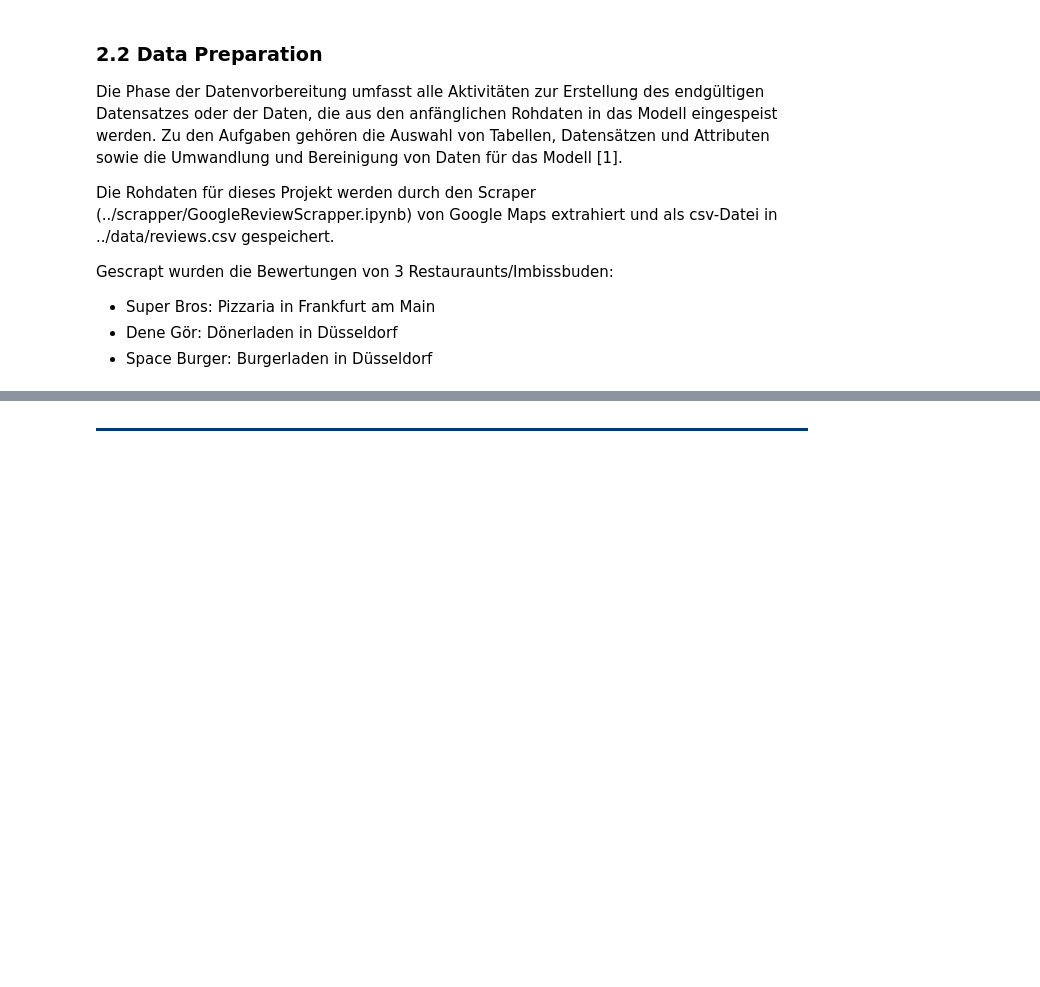
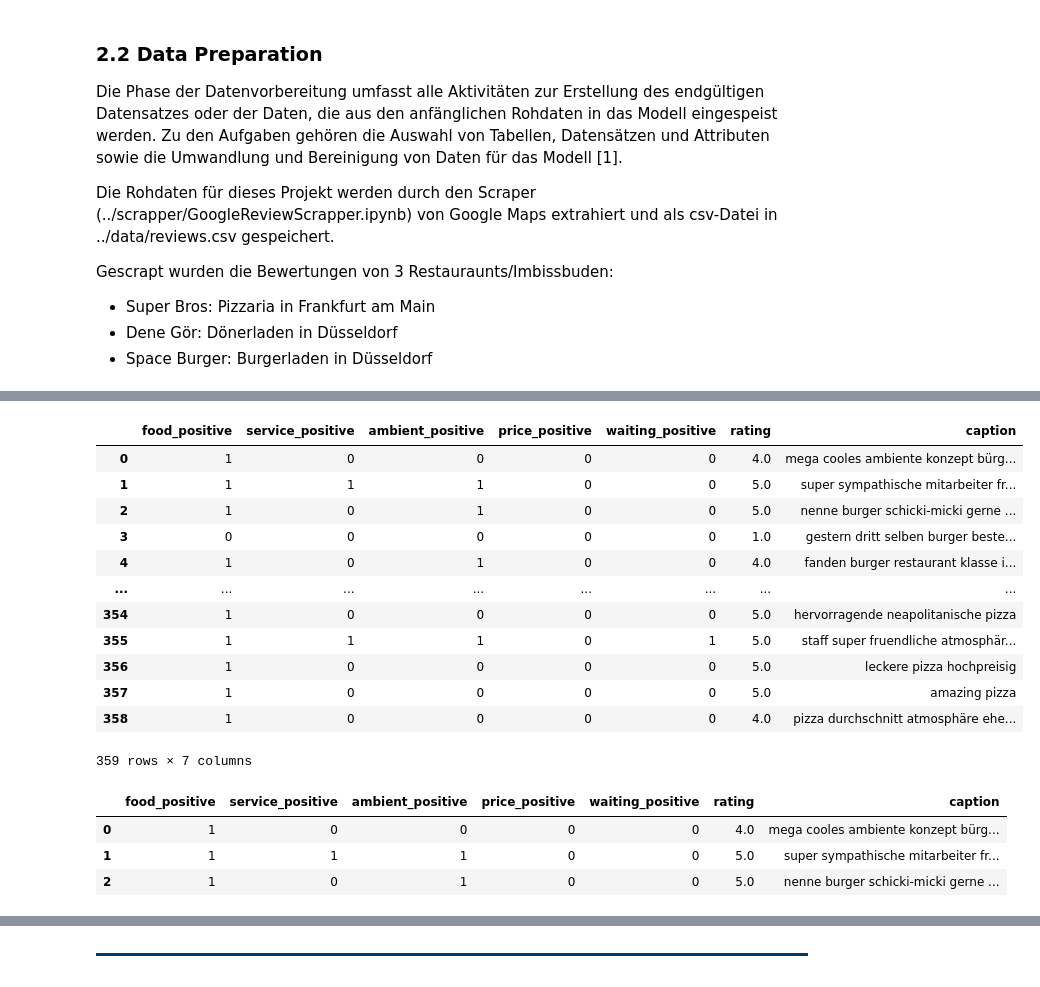
Before and after one commit to Herb-sh/NLPGoogleReviewSummary, a Jupyter notebook: Abschlussbericht.ipynb, the cells around one changed output, grey strips where cells are left out. Cells and saved outputs as stored; diff of their text form; code cells hidden in the pictures; blank space fills up the shorter version.

```diff
--- a/Abschlussbericht.ipynb
+++ b/Abschlussbericht.ipynb
@@ -99,6 +124,8 @@ df = pd.read_csv('data/reviews.csv', sep=';')
 # %%
 # Entfernen aller Datenpunkte mit NaN
-df = df.loc[~df['caption'].isnull(), ['caption', 'rating', 'timestamp']]
+USEFUL_COLUMNS = ['caption',
+                  'food_positive', 'service_positive', 'ambient_positive', 'price_positive', 'waiting_positive', 'rating']
+df = df.loc[~df['caption'].isnull(), USEFUL_COLUMNS]
 
 # Indexspalte entfernen
 df.reset_index(drop=True)
@@ -148,6 +187,7 @@ def preprocessing(text):
     text = " ".join(tokens);
 
     # Lemmatisierung
+    '''
     allowed_postags = ["NOUN", "ADJ", "VERB", "ADV"]
     doc = nlp(text)
     new_text = []
@@ -155,19 +195,48 @@ def preprocessing(text):
         if token.pos_ in allowed_postags:
             new_text.append(token.lemma_)
     lemmatized = " ".join(new_text).lower()
-
-    return lemmatized
-
-# Funktion "preprocessing" auf die Spalte "caption" anwenden und in die neue Spalte "caption_clean" hinzufügen
-df["caption_clean"] = df["caption"].apply(preprocessing)
-# Übersicht über bearbeitete Daten
-df[['caption', 'caption_clean', 'rating']].head()
+    '''
+    return text
-# %%
-# Spalten auswählen
-df = df[['caption_clean', 'rating', 'timestamp']]
-# Spalte "caption_clean" in "caption" umbenennen
-df = df.rename(columns={"caption_clean": "caption"})
-# Index droppen
-df.reset_index(drop=True)
+# %%
+# Funktion "preprocessing" auf die Spalte "caption" anwenden und in die neue Spalte "caption_clean" hinzufügen
+df["caption_clean"] = df["caption"].apply(preprocessing)
+
+# df Dataframe
+USEFUL_COLUMNS_AND_CLEAN = USEFUL_COLUMNS[:]
+# Die Spalte 'caption' wird zu diesem Zeitpunkt nicht ausgewählt,
+# stattdessen wird 'caption_clean' genommen.
+USEFUL_COLUMNS_AND_CLEAN.remove('caption')
+USEFUL_COLUMNS_AND_CLEAN.append('caption_clean') # Select caption_clean
+
+
+df = df[USEFUL_COLUMNS_AND_CLEAN]
+
+# Die Spalte 'caption_clean' jetzt mit 'caption' ersetzen
+df = df.rename(columns={"caption_clean": "caption"}) #
+USEFUL_COLUMNS_AND_CLEAN.append('caption') # add caption
+USEFUL_COLUMNS_AND_CLEAN.remove('caption_clean') # Remove caption_clean
+df.reset_index(drop=True)
+# %% [output]
+|  | food_positive | service_positive | ambient_positive | price_positive | waiting_positive | rating | caption |
+| 0 | 1 | 0 | 0 | 0 | 0 | 4.0 | mega cooles ambiente konzept bürg... |
+| 1 | 1 | 1 | 1 | 0 | 0 | 5.0 | super sympathische mitarbeiter fr... |
+| 2 | 1 | 0 | 1 | 0 | 0 | 5.0 | nenne burger schicki-micki gerne ... |
+| 3 | 0 | 0 | 0 | 0 | 0 | 1.0 | gestern dritt selben burger beste... |
+| 4 | 1 | 0 | 1 | 0 | 0 | 4.0 | fanden burger restaurant klasse i... |
+| ... | ... | ... | ... | ... | ... | ... | ... |
+| 354 | 1 | 0 | 0 | 0 | 0 | 5.0 | hervorragende neapolitanische pizza |
+| 355 | 1 | 1 | 1 | 0 | 1 | 5.0 | staff super fruendliche atmosphär... |
+| 356 | 1 | 0 | 0 | 0 | 0 | 5.0 | leckere pizza hochpreisig |
+| 357 | 1 | 0 | 0 | 0 | 0 | 5.0 | amazing pizza |
+| 358 | 1 | 0 | 0 | 0 | 0 | 4.0 | pizza durchschnitt atmosphäre ehe... |
+359 rows × 7 columns
+# %%
+# Übersicht über bearbeitete Daten
+df.head(3)
+# %% [output]
+|  | food_positive | service_positive | ambient_positive | price_positive | waiting_positive | rating | caption |
+| 0 | 1 | 0 | 0 | 0 | 0 | 4.0 | mega cooles ambiente konzept bürg... |
+| 1 | 1 | 1 | 1 | 0 | 0 | 5.0 | super sympathische mitarbeiter fr... |
+| 2 | 1 | 0 | 1 | 0 | 0 | 5.0 | nenne burger schicki-micki gerne ... |
 # %%
 # Erneutes löschen der NaN Werte in bearbeiteten Spalten
```
Also changed, not shown: parts of 35 cells of this notebook, 2 other files.
